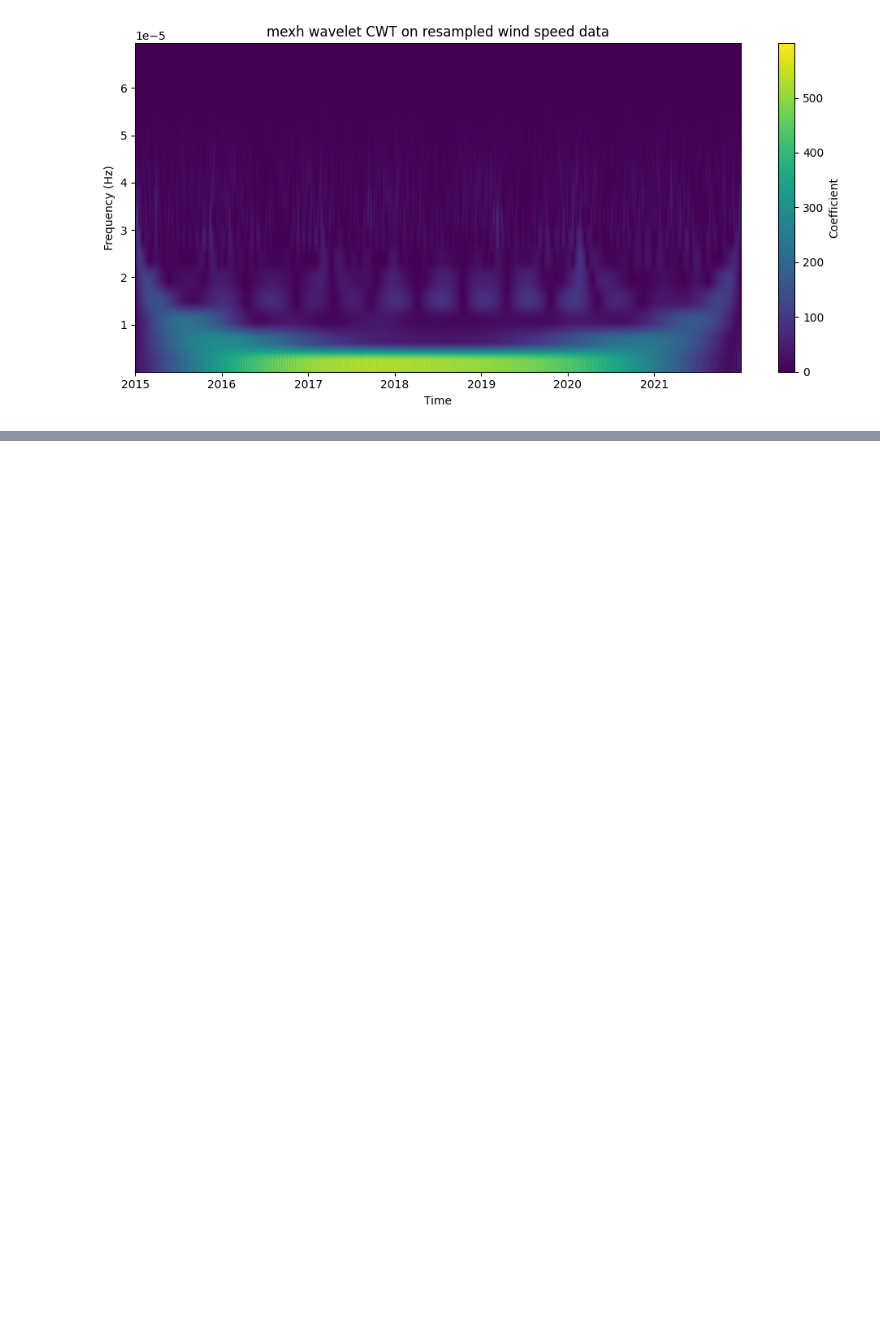
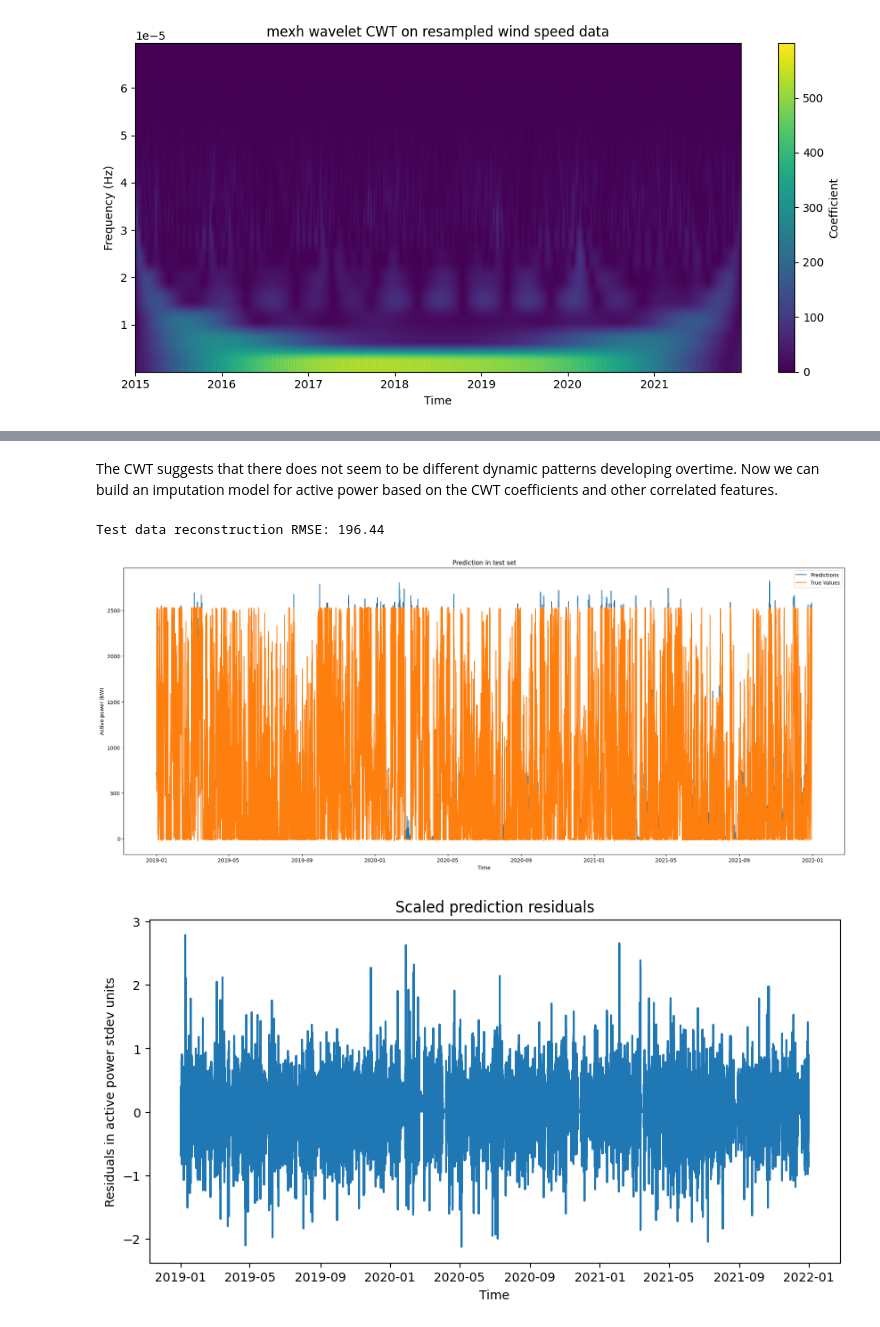
Before and after one commit to jfsantos-ds/predictive_maintenance, a Jupyter notebook: wind/2_annea_data_exploration.ipynb, the cells around one changed output, grey strips where cells are left out. Drawn from its saved outputs; the diff is of its cells as text; code cells hidden in the pictures; blank space fills up the shorter version.

```diff
--- a/wind/2_annea_data_exploration.ipynb
+++ b/wind/2_annea_data_exploration.ipynb
@@ -465,0 +531,70 @@ Test data reconstruction RMSE: 0.83
+# %% [markdown]
+The CWT suggests that there does not seem to be different dynamic patterns developing overtime. Now we can build an imputation model for active power based on the CWT coefficients and other correlated features.
+# %%
+# Active power impute
+from sklearn.metrics import mean_squared_error
+from sklearn.model_selection import train_test_split
+import xgboost as xgb
+
+corr_feats = get_cor_feats(feat, corr_mat, .8)
+power_features = np.concatenate([power_coef.T, resampled_feats[corr_feats].values], axis=1)
+
+train_fraction =  4/7
+train_features, test_features, train_data, test_data = train_test_split(
+    power_features,
+    np.array(hour_groups[feat].apply(list).tolist()),
+    train_size=train_fraction,
+    shuffle=False
+    )
+
+dtrain = xgb.DMatrix(train_features, label=train_data)
+dtest = xgb.DMatrix(test_features, label=test_data)
+params = {
+    'booster': 'gblinear',
+    'objective': 'reg:squarederror',
+    'base_score': train_data.min(),
+    'gpu_id': 0,
+    'learning_rate': 0.12,
+    'seed': random_state,
+}
+model = xgb.train(params, dtrain)
+
+post_proc = lambda x: np.clip(x, 0, np.inf)
+predictions = post_proc(model.predict(dtest).flatten())
+
+print("Test data reconstruction RMSE: {:.2f}".format(mean_squared_error(test_data.flatten(), predictions, squared=False)))
+residuals = predictions-test_data.flatten()
+
+plt.figure(figsize=(25, 10))
+plt.plot(full_series.iloc[-len(predictions):].datetime, predictions, label=f'Predictions')
+plt.plot(full_series.iloc[-len(predictions):].datetime, test_data.flatten(), label='True Values')
+plt.xlabel('Time')
+plt.ylabel('Active power (kW)')
+plt.legend()
+plt.title('Prediction in test set')
+plt.show()
+
+plt.figure(figsize=(10, 5))
+scaled_residuals = residuals/np.std(test_data.flatten())
+plt.plot(full_series.iloc[-len(predictions):].datetime, scaled_residuals)
+plt.xlabel('Time')
+plt.ylabel('Residuals in active power stdev units')
+plt.title('Scaled prediction residuals')
+plt.show()
+
+# Impute
+full_series['group_n'] = pd.Series(full_series.index).apply(lambda x: int(x//(resample_rate/sample_freq)))
+full_series['group_ix'] = pd.Series(full_series.index).apply(lambda x: int(x%(resample_rate/sample_freq)))
+missing_groups = sorted(list(set(full_series.loc[full_series.is_missing, 'group_n'].values)))
+dimpute = xgb.DMatrix(power_features[missing_groups])
+fill_vals = dict(zip(missing_groups, post_proc(model.predict(dimpute))))
+full_series.loc[full_series.is_missing, feat] = [fill_vals.get(group)[i] for group, i in full_series.loc[full_series.is_missing, ['group_n', 'group_ix']].apply(lambda x: tuple(x), axis=1)]
+logging.info(f"Active power series imputed - {get_td()}")
+
+wind_df = full_series[['datetime', feat]].merge(wind_df, how='left', on='datetime', suffixes=('','_y'))
+wind_df.drop(columns=[col for col in wind_df.columns if col.endswith('_y')], inplace=True)
+wind_df.reset_index(drop=True, inplace=True)
+# %% [output]
+Test data reconstruction RMSE: 196.44
+[figure, added]
+[figure, added]
```
Also changed, not shown: parts of 16 cells of this notebook.
